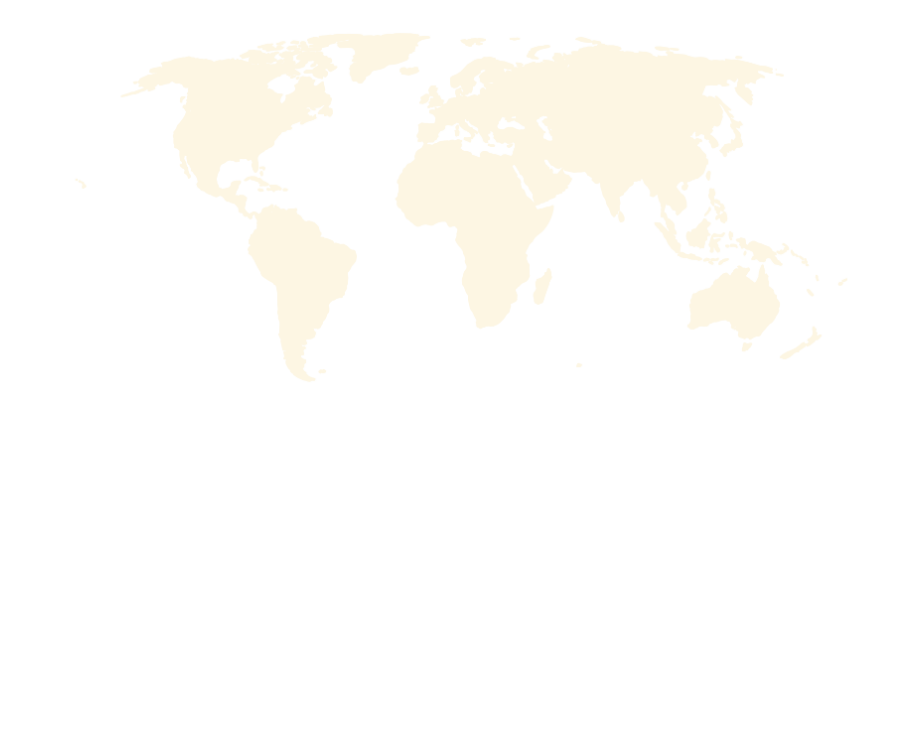
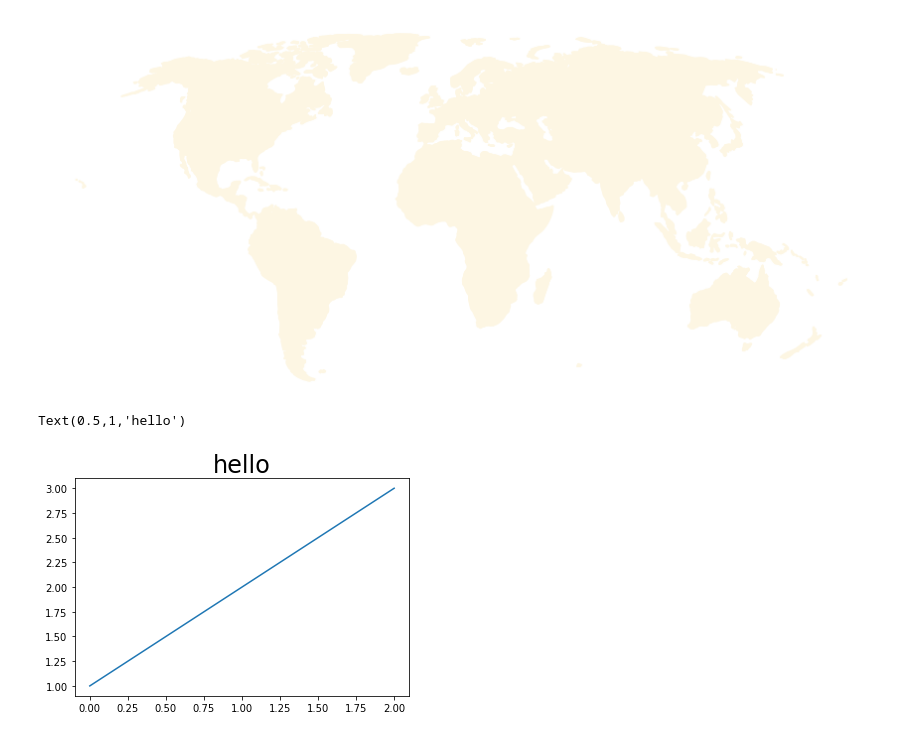
Before and after one commit to bairdlangenbrunner/python-for-climate-scientists, a Jupyter notebook: jupyter/map_plots.ipynb, the cells around one changed output. Cells and saved outputs as stored; diff of their text form; code cells hidden in the pictures; blank space fills up the shorter version.

```diff
--- a/jupyter/map_plots.ipynb
+++ b/jupyter/map_plots.ipynb
@@ -47,3 +47,9 @@ fig.tight_layout()
 fig.savefig('robinson_map.svg', transparent=True, bbox_inches='tight')
 # %% [output]
 [figure]
+# %%
+mp.plot([1,2,3])
+mp.title('hello', fontsize=24)
+# %% [output]
+Text(0.5,1,'hello')
+[figure, added]
```
Also changed, not shown: parts of 1 cell of this notebook, 5 other files.
